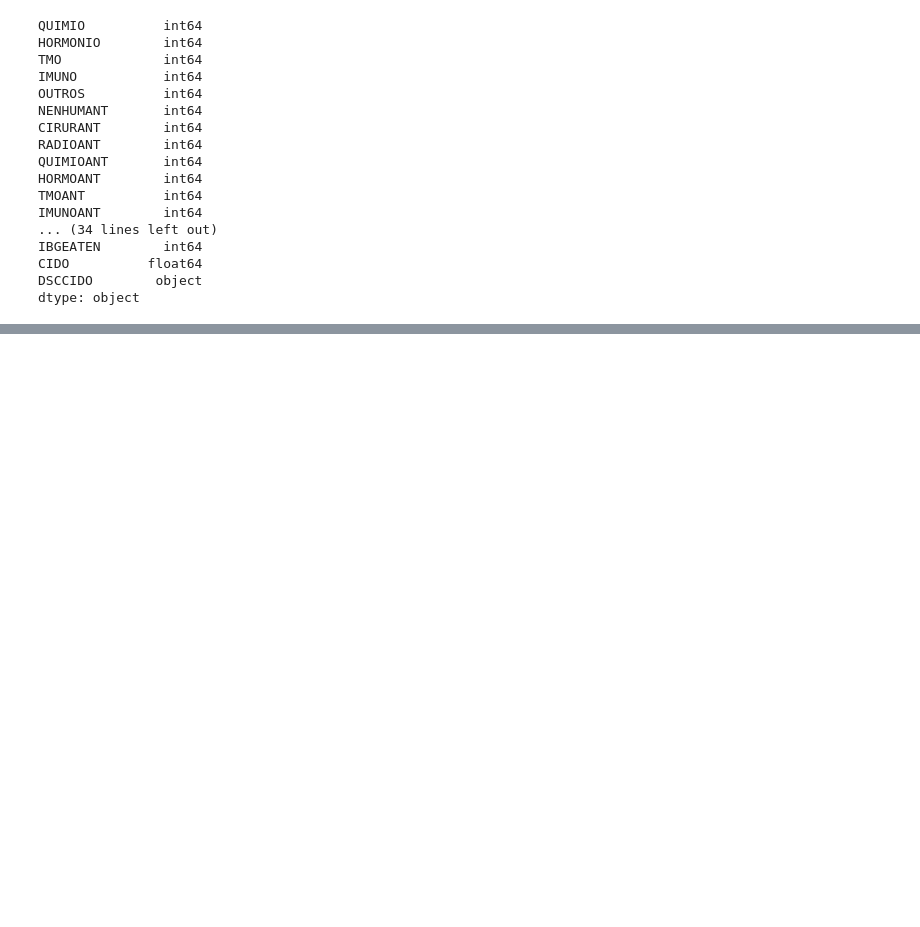
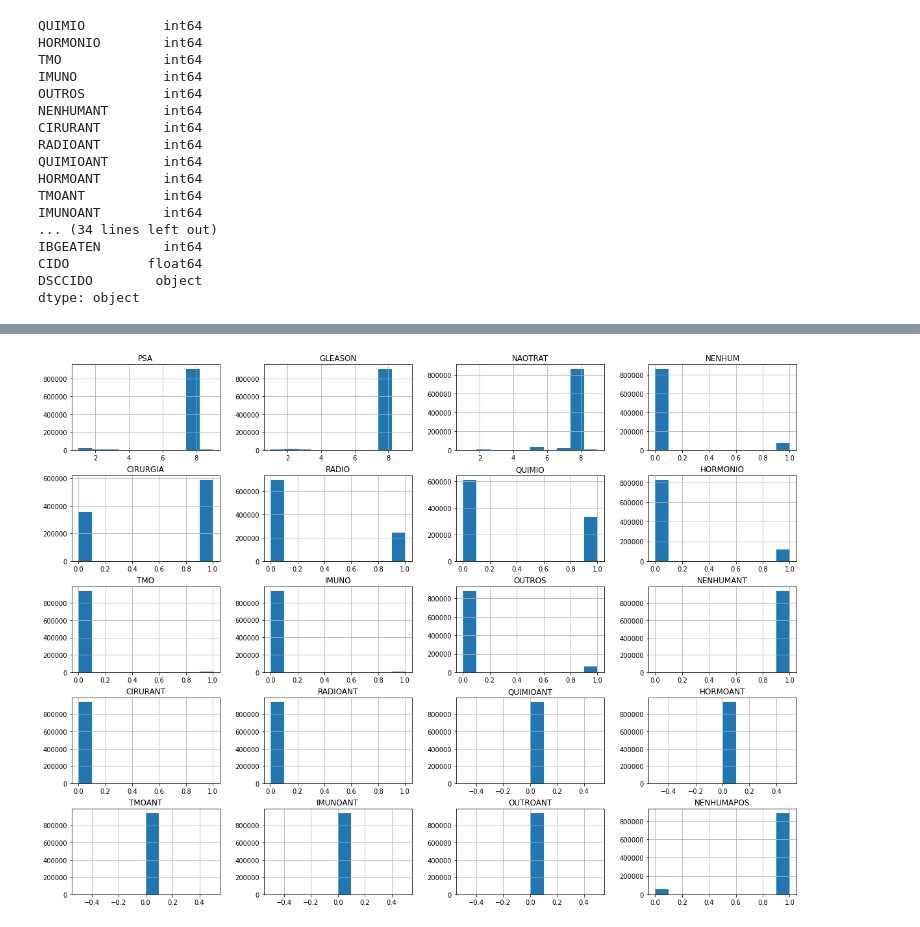
Before and after one commit to Lucas-Buk/IMT, a Jupyter notebook: Cancer.ipynb, the cells around one changed output, grey strips where cells are left out. Saved outputs shown, nothing was run; the diff lists cells and outputs as text; code cells hidden in the pictures; blank space fills up the shorter version.

```diff
--- a/Cancer.ipynb
+++ b/Cancer.ipynb
@@ -79,0 +532,5 @@ df.describe()
+# %%
+df.iloc[:,30:60].hist(bins=10,figsize=(20,15))
+plt.show()
+# %% [output]
+[figure, added]
```
Also changed, not shown: parts of 53 cells of this notebook.
